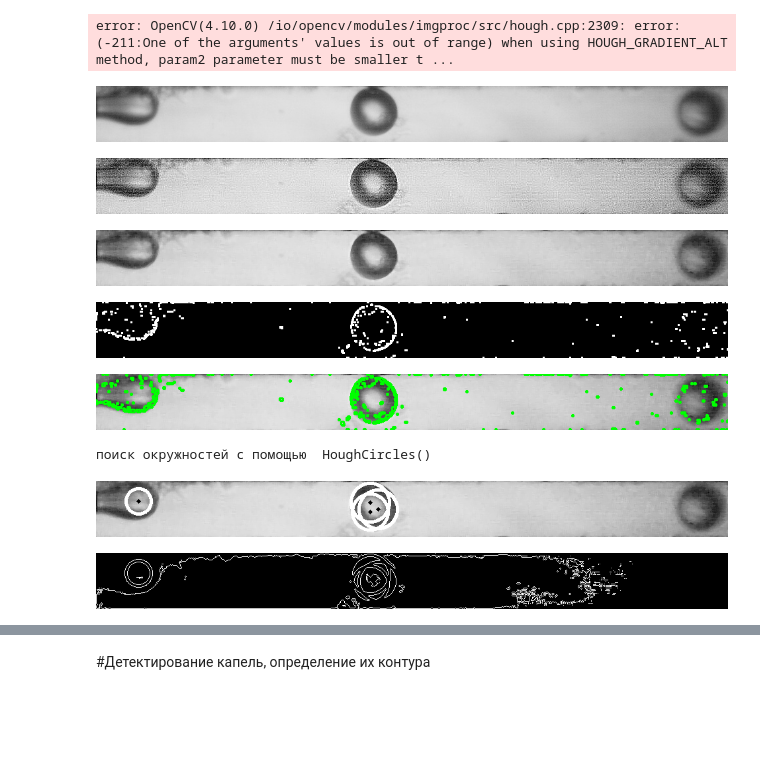
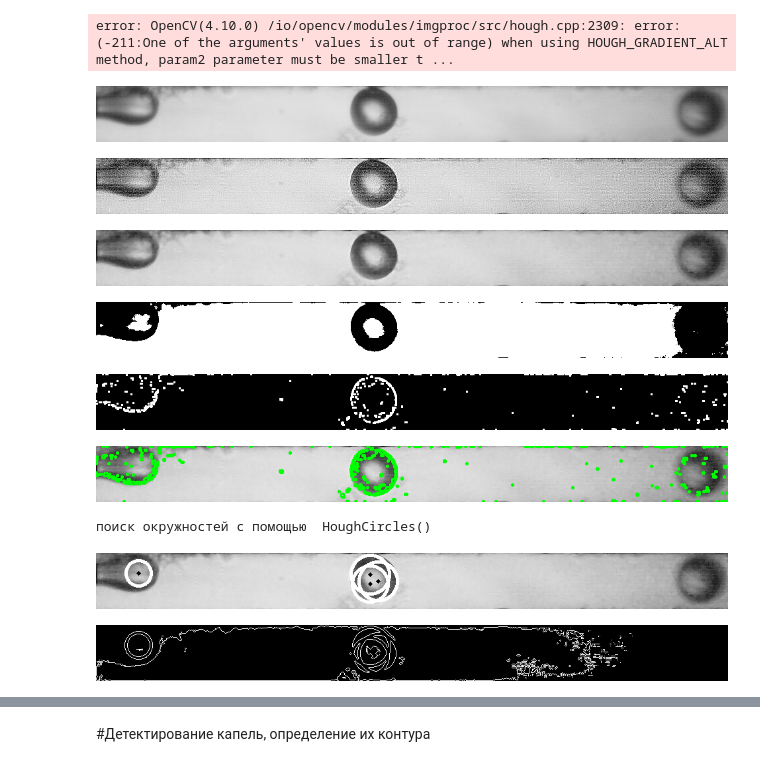
Before and after one commit to odheL42/NSU-senior-project, a Jupyter notebook: data_preprocessing.ipynb, the cells around one changed output, grey strips where cells are left out. Drawn from its saved outputs; the diff is of its cells as text; code cells hidden in the pictures; blank space fills up the shorter version.

Commit message:
добавлены методы с cv2.THRESH_OTSU, там пороговое значение надо редачить

```diff
--- a/data_preprocessing.ipynb
+++ b/data_preprocessing.ipynb
@@ -298,6 +298,8 @@ median_image  = cv2.medianBlur(img,5)
 cv2_imshow(median_image)
 imgGPT = median_image
 
+ret3,th3 = cv2.threshold(imgGPT,0,255,cv2.THRESH_BINARY+cv2.THRESH_OTSU)
+cv2_imshow( th3)
 # Адаптивное пороговое значение для получения бинарного изображения
 thresh = cv2.adaptiveThreshold(imgGPT, 255, cv2.ADAPTIVE_THRESH_GAUSSIAN_C,
                                cv2.THRESH_BINARY_INV, 11, 2)
@@ -335,38 +337,39 @@ if circles is not None:
     for i in circles[0, :]:
         center = (i[0], i[1])
         # circle center
         cv2.circle(median_image, center, 1, (0, 100, 100), 3)
         # circle outline
         radius = i[2]
         cv2.circle(median_image, center, radius, (255, 0, 255), 3)
 
 
 cv2_imshow(median_image)
 
 #поищем контур
 img_grey = median_image
 #зададим порог
 thresh = 200
 
 #получим картинку, обрезанную порогом
 ret,thresh_img = cv2.threshold(img_grey, thresh, 255, cv2.THRESH_BINARY)
 #надем контуры
 contours, hierarchy = cv2.findContours(thresh_img, cv2.RETR_TREE, cv2.CHAIN_APPROX_SIMPLE)
 #создадим пустую картинку
 img_contours = np.zeros(median_image.shape)
 #отобразим контуры
 cv2.drawContours(img_contours, contours, -1, (255,255,255), 1)
 
 cv2_imshow(img_contours) # выводим итоговое изображение в окно
 # %% [output]
 [figure]
 [figure]
 [figure]
-[figure, old version]
+[figure, new version]
-[figure, old version]
+[figure, new version]
+[figure, new version]
 поиск окружностей с помощью  HoughCircles()
-[figure, old version]
-[figure, old version]
+[figure, new version]
+[figure, added]
 # %%
 import cv2
 import numpy as np
```
Also changed, not shown: parts of 1 cell of this notebook.
